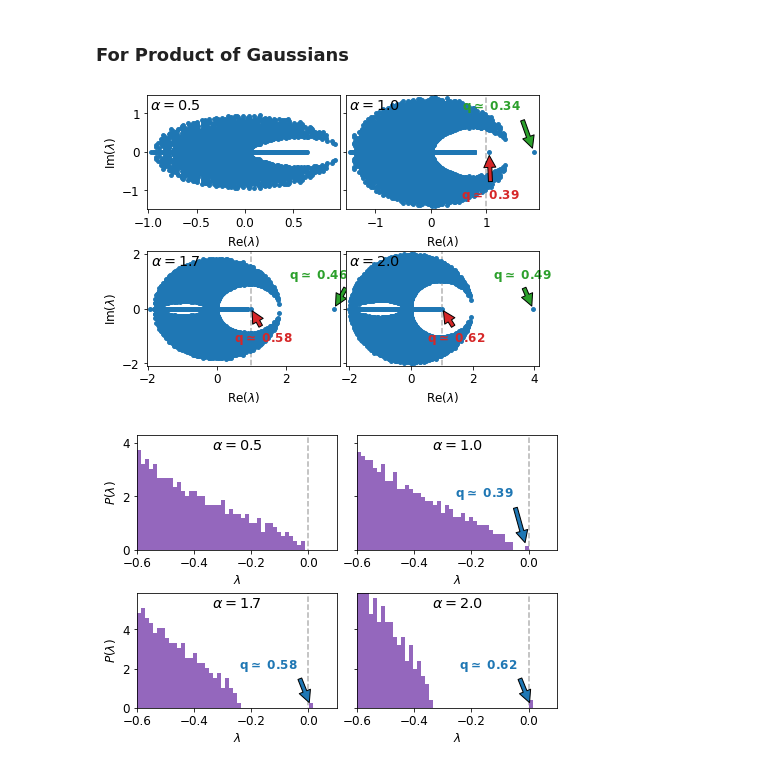
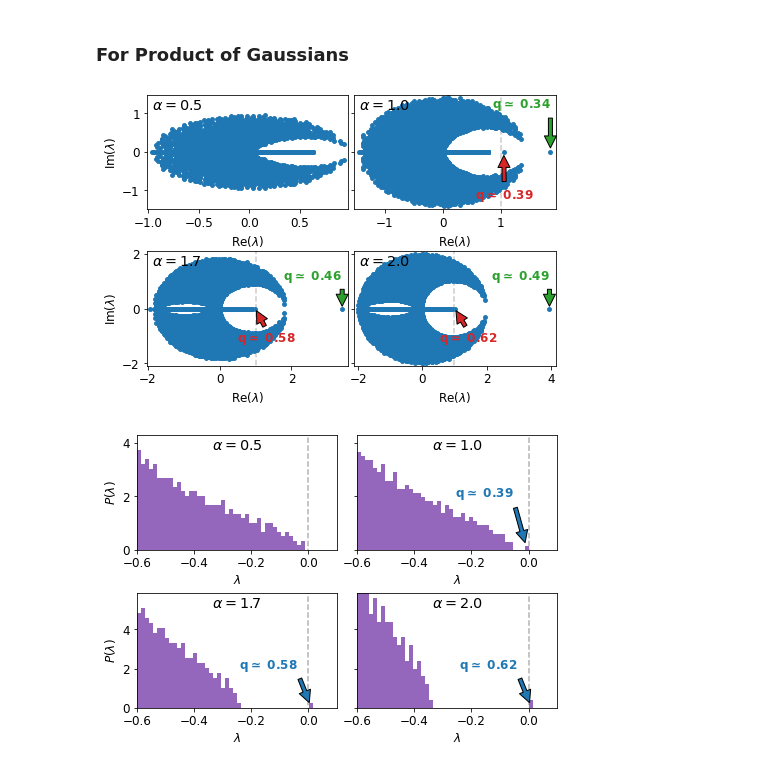
Before and after one commit to AnMaillard/Optimal_Spectral_Methods_PR, a Jupyter notebook: Plots_real_image.ipynb, the cells around one changed output. Saved outputs shown, nothing was run; the diff lists cells and outputs as text; code cells hidden in the pictures.

```diff
--- a/Plots_real_image.ipynb
+++ b/Plots_real_image.ipynb
@@ -307,39 +307,37 @@ for (i_a,alpha) in enumerate(alphas_plot):
     if i_a in [3,10,20,24]:
         #Plot of the LAMP spectrum
         ax = axes[counter_axes // 2][counter_axes % 2 ]
         ax.locator_params(axis='y', nbins=3)
         ax.locator_params(axis='x', nbins=4)
         evalues_re = np.array([x.real for x in spectrums[i_a]['LAMP'][instance_list_LAMP[counter_axes]]])
         evalues_im = np.array([x.imag for x in spectrums[i_a]['LAMP'][instance_list_LAMP[counter_axes]]])
         ax.set_xlim(min(evalues_re)*1.05, max(evalues_re)*1.05)
         ax.set_ylim(min(evalues_im)*1.05, max(evalues_im)*1.05)
-        ax.plot([1,1],[-100, 100],linestyle='--',color='grey',zorder=0,alpha=0.6,linewidth=1.5)
+        ax.plot([1,1],[-100, 100],linestyle='--',color='grey',zorder=0,alpha=0.4,linewidth=1.5)
         ax.scatter(evalues_re,evalues_im,s=15,zorder=1)
         ax.set_xlabel(r"$\mathrm{Re}(\lambda)$")
         if counter_axes % 2 == 0:
             ax.set_ylabel(r"$\mathrm{Im}(\lambda)$")
 
         ax.set_title(r'$\alpha = $'+str(round(alpha,1)),x = 0.15,y = 0.82)
         counter_axes += 1
         if alpha > 0.5:
             #FInd the largest and closest to one
             largest_i = np.where(evalues_re == max(evalues_re))
             largest_re = evalues_re[largest_i]
             largest_im = evalues_im[largest_i]
             modulus_one = np.abs(evalues_re-1.)**2 + np.abs(evalues_im)**2
             closest_to_one_i = np.where(modulus_one == min(modulus_one))
             closest_to_one_re = evalues_re[closest_to_one_i]
             closest_to_one_im = evalues_im[closest_to_one_i]
-            x = largest_re - 1.3
-            if round(alpha,1) == 2.7:
-                x = largest_re - 0.8
-            ax.annotate(r"$\mathbf{q \simeq}$ "+str(round(results[0][2][i_a]['q_LAMP'][0]['Largest'],2)), xy=(largest_re, largest_im), xytext=(x, largest_im+1.1),arrowprops=dict(facecolor='tab:green', shrink=0.1),zorder=2,color='tab:green', fontweight='bold')
+            x = largest_re - 0.
+            ax.annotate(r"$\mathbf{q \simeq}$ "+str(round(results[0][2][i_a]['q_LAMP'][0]['Largest'],2)), xy=(largest_re, largest_im), xytext=(x, largest_im+1.45),arrowprops=dict(facecolor='tab:green', shrink=0.1),zorder=2,color='tab:green', fontweight='bold',horizontalalignment='right', verticalalignment='top')
             ax.annotate(r"$\mathbf{q \simeq}$ "+str(round(results[0][2][i_a]['q_LAMP'][0]['Closest to 1'],2)), xy=(closest_to_one_re, closest_to_one_im), xytext=(closest_to_one_re-0.5, closest_to_one_im-1.2),arrowprops=dict(facecolor='tab:red', shrink=0.1),zorder=2,color='tab:red', fontweight='bold')
 plt.tight_layout()
 plt.subplots_adjust(wspace=0.03,hspace = 0.37)
 plt.savefig("figures/spectrums_lamp_real_image_pgaussians.png", bbox_inches='tight',dpi=200)
 # %% [output]
-[figure, old version]
+[figure, new version]
 # %%
 #Plot of TAP spectrum
 instance_list_TAP = [0,1,2,0] #The list of the index (0 or 1) of the picked instances for the plots
```
Also changed, not shown: 4 other files.
